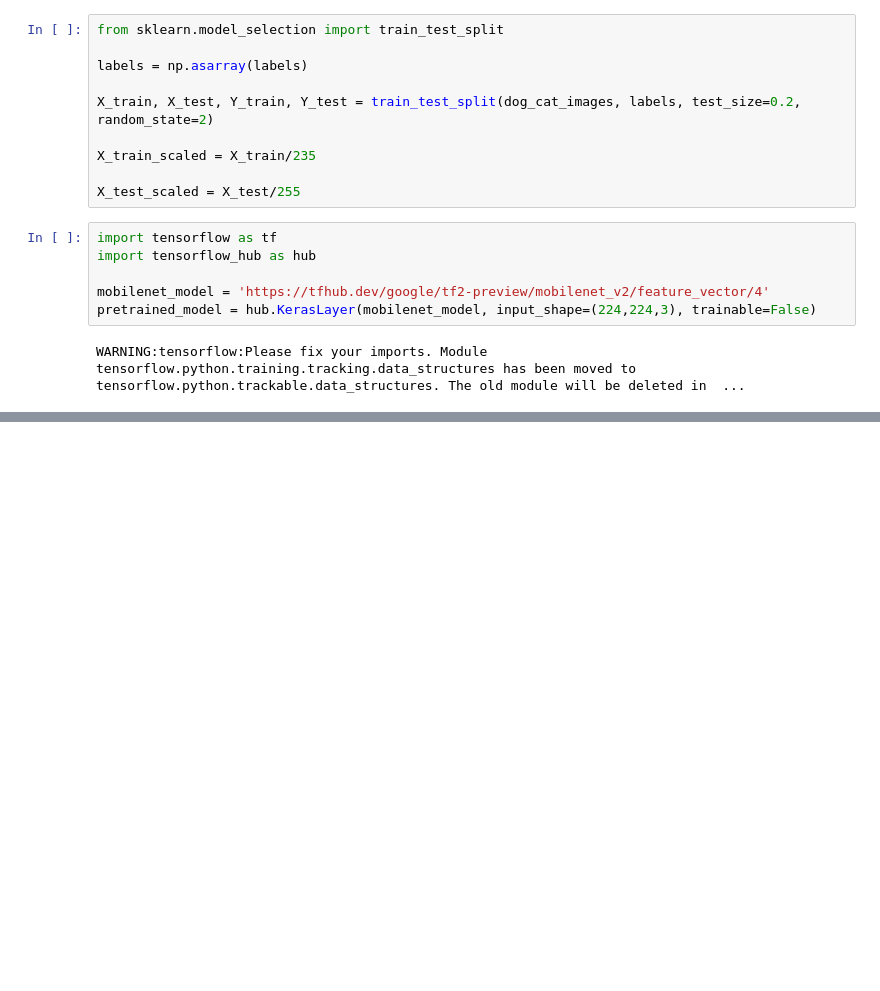
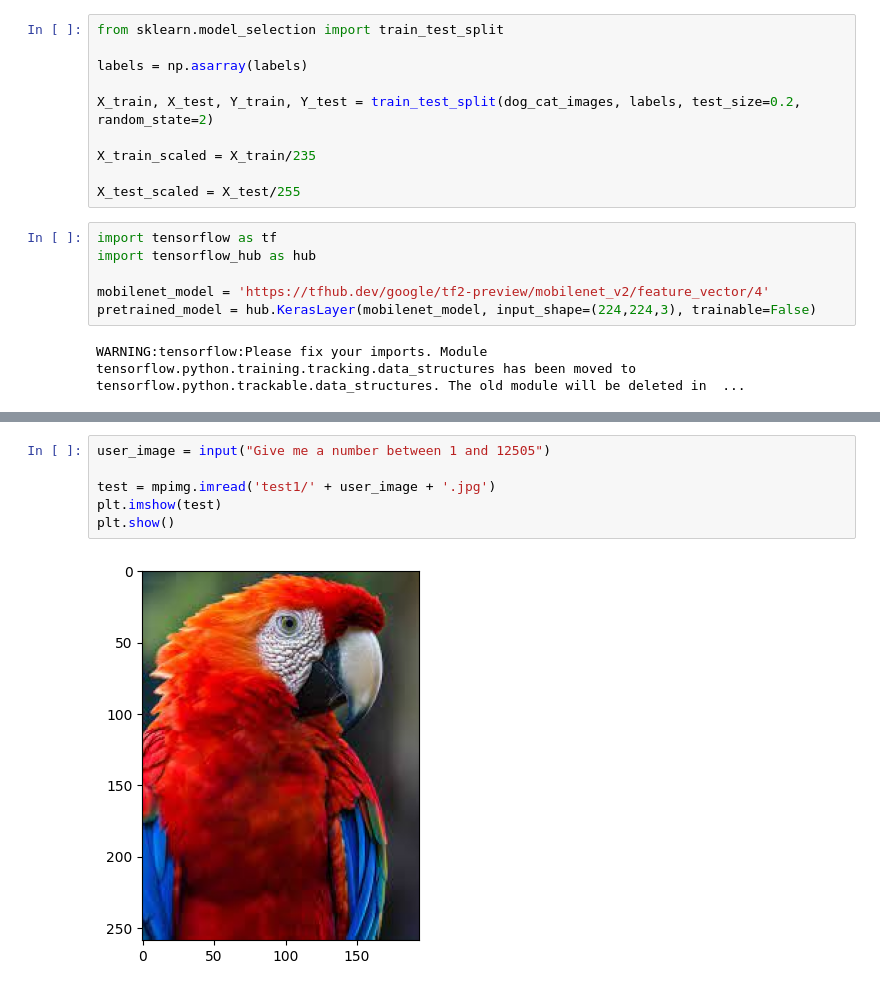
Before and after one commit to Gabidemi/AI.github, a Jupyter notebook: catvdog.ipynb, the cells around one changed output, grey strips where cells are left out. Drawn from its saved outputs; the diff is of its cells as text; blank space fills up the shorter version.

```diff
--- a/catvdog.ipynb
+++ b/catvdog.ipynb
@@ -145 +145,9 @@ Test Loss = 0.050461363047361374
 Test Accuracy 0.9800000190734863
+# %%
+user_image = input("Give me a number between 1 and 12505")
+
+test = mpimg.imread('test1/' + user_image + '.jpg')
+plt.imshow(test)
+plt.show()
+# %% [output]
+[figure, added]
```
Also changed, not shown: parts of 4 cells of this notebook, 1 other file.
